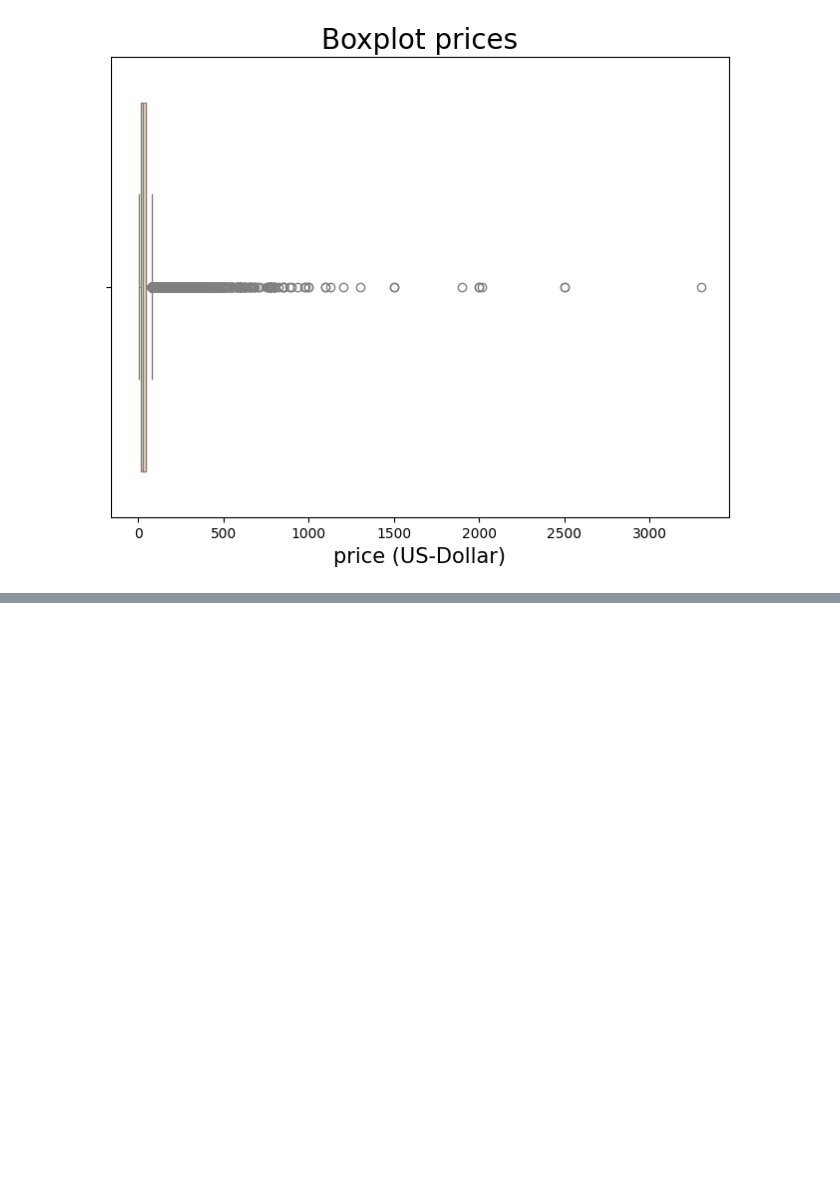
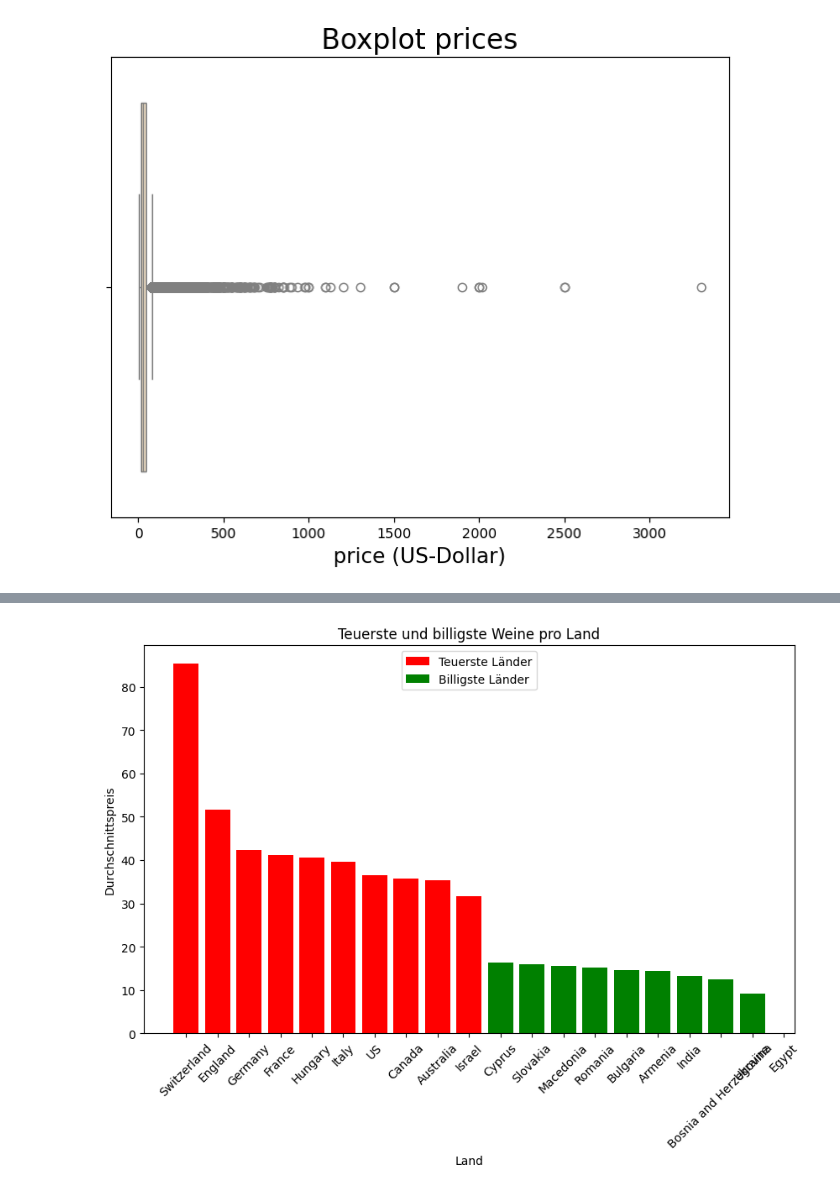
Before and after one commit to dilara444/TechLabsDUS_WineNot, a Jupyter notebook: notebooks/Dilara_17.03.ipynb, the cells around one changed output, grey strips where cells are left out. Cells and saved outputs as stored; diff of their text form; code cells hidden in the pictures; blank space fills up the shorter version.

```diff
--- a/notebooks/Dilara_17.03.ipynb
+++ b/notebooks/Dilara_17.03.ipynb
@@ -342,0 +383,47 @@ plt.show()
+# %%
+##Um herauszufinden, welches Land die teuersten bis günstigsten Weine anbietet, können Sie die Preisverteilung analysieren. In Ihrem Code haben Sie bereits eine Histogrammvisualisierung erstellt, die die Preise der Weine darstellt. Hier ist eine Interpretation der Verteilung:
+
+#- Die x-Achse repräsentiert die Preise in US-Dollar.
+#- Die y-Achse zeigt die Häufigkeit der Weine in diesem Preissegment.
+
+#Basierend auf dem Histogramm können Sie Folgendes feststellen:
+
+#1. **Teure Weine**: Wenn der Preisbereich auf der rechten Seite des Histogramms konzentriert ist, sind dies die teureren Weine. Sie könnten die Länder untersuchen, aus denen diese Weine stammen, um festzustellen, welche Regionen teure Weine produzieren.
+
+#2. **Erschwingliche Weine**: Wenn der Preisbereich auf der linken Seite des Histogramms liegt, sind dies die günstigeren Weine. Sie könnten auch hier die Herkunftsländer dieser Weine überprüfen.
+
+#Bitte beachten Sie, dass dies eine allgemeine Interpretation ist. Um genaue Informationen über die Herkunftsländer der Weine zu erhalten, sollten Sie eine detailliertere Analyse durchführen oder auf spezifische Datenquellen zugreifen. 🍷
+
+import pandas as pd
+import matplotlib.pyplot as plt
+
+# Beispiel-Daten (zufällige Werte)
+data = pd.read_csv('/Users/dilarabursa/Desktop/TechLabsDUS_WineNot/data/raw/winemag-data-130k-v2.csv')
+
+# Daten filtern: Nur "country" und "price" behalten
+filtered_data = data[['country', 'price']]
+
+# Durchschnittspreis pro Land berechnen
+average_price_by_country = filtered_data.groupby('country')['price'].mean()
+
+# Sortieren nach Durchschnittspreis
+sorted_countries = average_price_by_country.sort_values(ascending=False)
+
+# Top 10 teuerste Länder
+top_10_expensive = sorted_countries.head(10)
+
+# Top 10 billigste Länder
+top_10_cheapest = sorted_countries.tail(10)
+
+# Plotten
+plt.figure(figsize=(10, 6))
+plt.bar(top_10_expensive.index, top_10_expensive.values, color='red', label='Teuerste Länder')
+plt.bar(top_10_cheapest.index, top_10_cheapest.values, color='green', label='Billigste Länder')
+plt.xlabel('Land')
+plt.ylabel('Durchschnittspreis')
+plt.title('Teuerste und billigste Weine pro Land')
+plt.legend()
+plt.xticks(rotation=45)
+plt.show()
+# %% [output]
+[figure, added]
```
Also changed, not shown: parts of 12 cells of this notebook.
